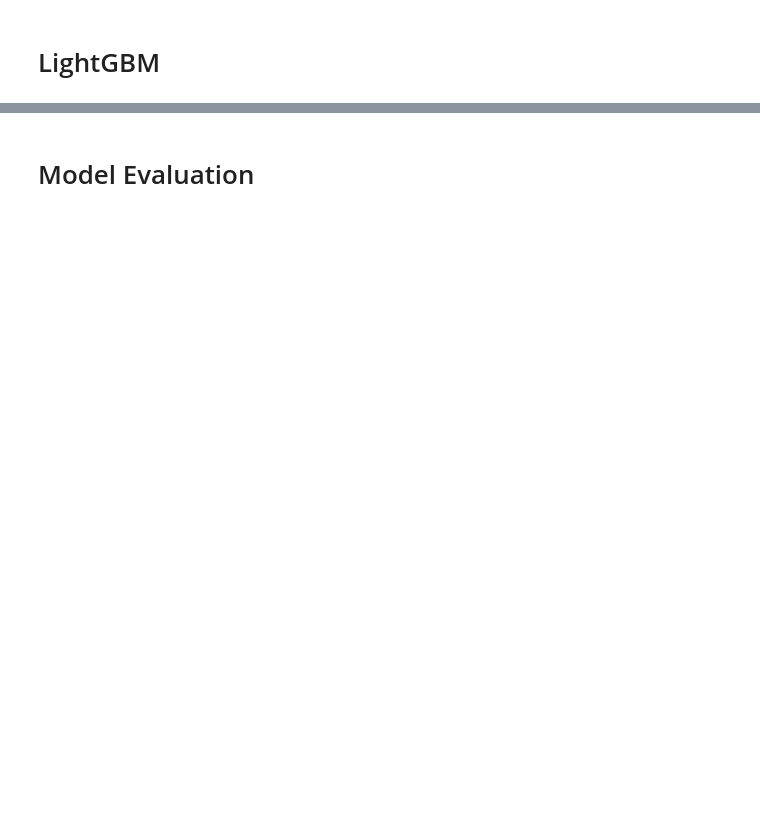
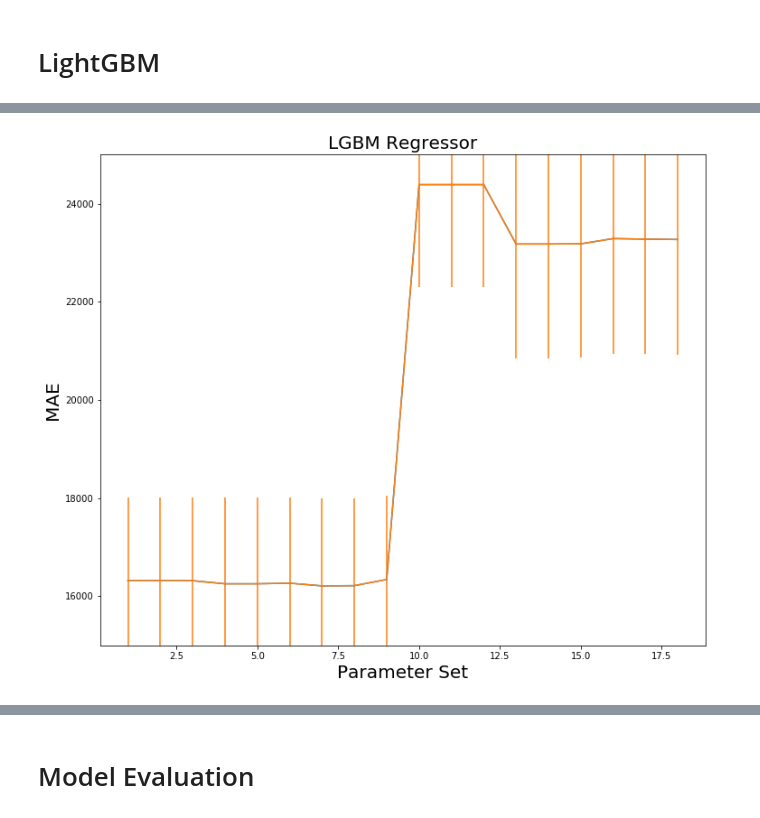
Before and after one commit to rahimrasool/housing_price, a Jupyter notebook: notebooks/Tree_SVR_Ensemble_models.ipynb, the cells around one changed output, grey strips where cells are left out. Cells and saved outputs as stored; diff of their text form; code cells hidden in the pictures; blank space fills up the shorter version.

```diff
--- a/notebooks/Tree_SVR_Ensemble_models.ipynb
+++ b/notebooks/Tree_SVR_Ensemble_models.ipynb
@@ -122,0 +298,9 @@ plt.show()
+# %%
+# Test set valuation
+xgb_best = XGBRegressor(**xgb_model.best_params_, n_jobs=-1, objective='reg:squarederror', n_estimators = 100)
+print('Best XGBoost parameters: ', xgb_model.best_params_)
+
+xgb_best.fit(X, y)
+y_pred = xgb_best.predict(X_test)
+
+print("MAE :", mean_absolute_error(y_test, y_pred))
@@ -136,13 +346,15 @@ lgb_model.fit(X, y)
 # %%
 iterations = 27
 #Calling the vector_values function created to calculate mean and std vectors
 mean_vec, std_vec = compute_vectors(lgb_model, iterations)
 
 plt.figure(figsize=(12,10))
-plt.title('XGBoost Regressor', fontsize= 20)
+plt.title('LGBM Regressor', fontsize= 20)
 plt.plot((np.arange(iterations)+1), mean_vec)
 plt.errorbar((np.arange(iterations)+1), mean_vec, yerr = std_vec)
 plt.ylabel("MAE", fontsize= 20)
 plt.xlabel("Parameter Set", fontsize= 20)
-#plt.ylim(14000, 40000)
+plt.ylim(15000, 25000)
 plt.show()
+# %% [output]
+[figure, added]
```
Also changed, not shown: parts of 50 cells of this notebook, 2 other files.
